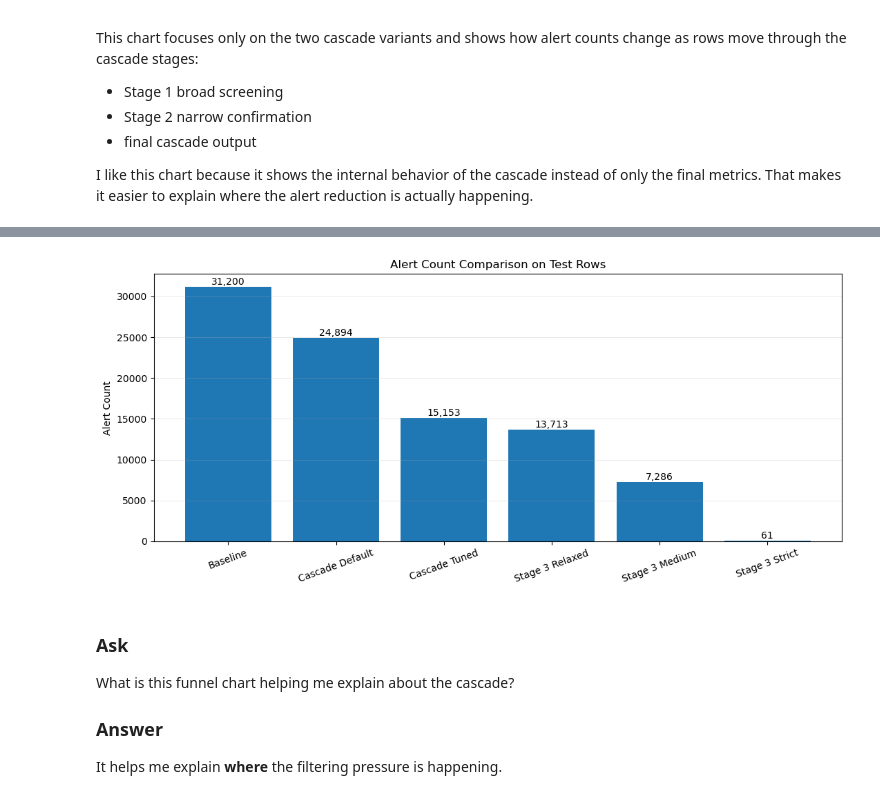
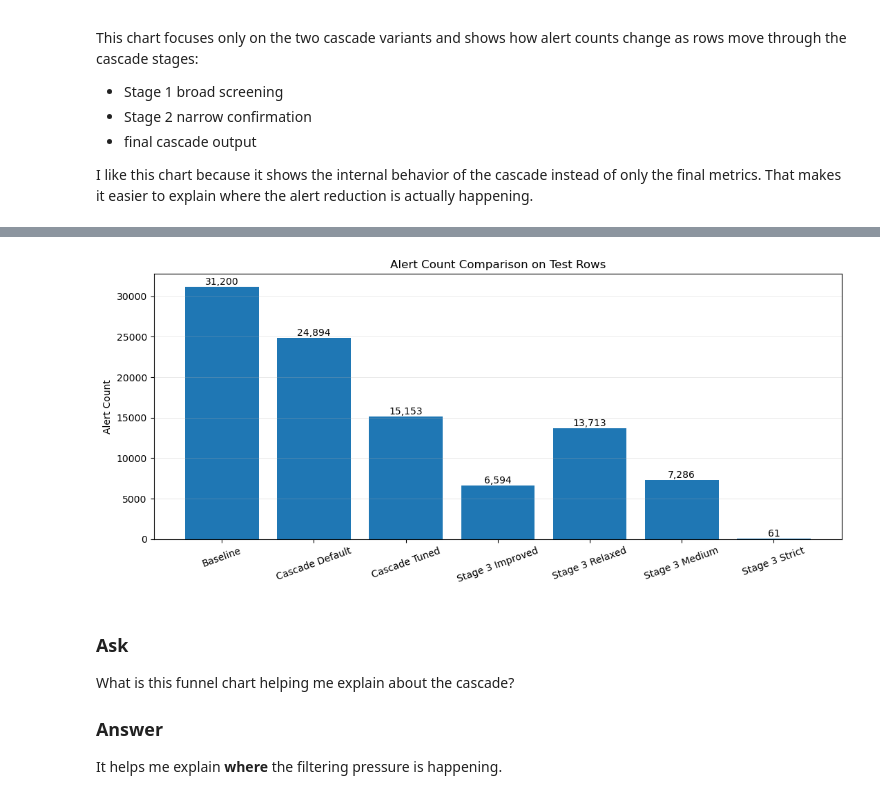
Before and after one commit to DCook-WGU/dcook-wgu-capstone-unified-predictive-maintenance-pipeline, a Jupyter notebook: notebooks/experiments/EDA_Notebook_Pump_Gold_04_Comparision.ipynb, the cells around one changed output, grey strips where cells are left out. Saved outputs shown, nothing was run; the diff lists cells and outputs as text; code cells hidden in the pictures.

```diff
--- a/notebooks/experiments/EDA_Notebook_Pump_Gold_04_Comparision.ipynb
+++ b/notebooks/experiments/EDA_Notebook_Pump_Gold_04_Comparision.ipynb
@@ -980,6 +980,10 @@ This gives me a cleaner summary object that I can both save and use for later ex
 baseline_alert_count_test_rows = int(baseline_summary["alert_count_test_rows"])
 cascade_default_alert_count_test_rows = int(cascade_defaults_summary["final_cascade_alert_count_test_rows"])
 cascade_tuned_alert_count_test_rows = int(cascade_tuned_summary["final_cascade_alert_count_test_rows"])
+
+stage3_improved_alert_count_test_rows = int(
+    cascade_stage3_improved_summary["final_cascade_alert_count_test_rows"]
+)
 
 stage3_relaxed_alert_count_test_rows = int(cascade_stage3_improved_summary["stage3_relaxed_alert_count_test_rows"])
 stage3_medium_alert_count_test_rows = int(cascade_stage3_improved_summary["stage3_medium_alert_count_test_rows"])
@@ -990,6 +994,7 @@ comparison_summary = {
     "baseline_alert_count_test_rows": baseline_alert_count_test_rows,
     "cascade_default_alert_count_test_rows": cascade_default_alert_count_test_rows,
     "cascade_tuned_alert_count_test_rows": cascade_tuned_alert_count_test_rows,
+    "stage3_improved_alert_count_test_rows": stage3_improved_alert_count_test_rows,
     "stage3_relaxed_alert_count_test_rows": stage3_relaxed_alert_count_test_rows,
     "stage3_medium_alert_count_test_rows": stage3_medium_alert_count_test_rows,
     "stage3_strict_alert_count_test_rows": stage3_strict_alert_count_test_rows,
@@ -1002,6 +1007,11 @@ comparison_summary = {
     "baseline_vs_tuned_alert_reduction_count": int(baseline_alert_count_test_rows - cascade_tuned_alert_count_test_rows),
     "baseline_vs_tuned_alert_reduction_ratio": float(
         (baseline_alert_count_test_rows - cascade_tuned_alert_count_test_rows) / max(baseline_alert_count_test_rows, 1)
+    ),
+
+    "baseline_vs_stage3_improved_alert_reduction_count": int(baseline_alert_count_test_rows - stage3_improved_alert_count_test_rows),
+    "baseline_vs_stage3_improved_alert_reduction_ratio": float(
+        (baseline_alert_count_test_rows - stage3_improved_alert_count_test_rows) / max(baseline_alert_count_test_rows, 1)
     ),
 
     "baseline_vs_stage3_relaxed_alert_reduction_count": int(baseline_alert_count_test_rows - stage3_relaxed_alert_count_test_rows),
@@ -1020,6 +1030,7 @@ comparison_summary = {
     ),
 
     "default_vs_tuned_alert_change_count": int(cascade_default_alert_count_test_rows - cascade_tuned_alert_count_test_rows),
+    "tuned_vs_stage3_improved_alert_change_count": int(cascade_tuned_alert_count_test_rows - stage3_improved_alert_count_test_rows),
     "tuned_vs_stage3_relaxed_alert_change_count": int(cascade_tuned_alert_count_test_rows - stage3_relaxed_alert_count_test_rows),
     "tuned_vs_stage3_medium_alert_change_count": int(cascade_tuned_alert_count_test_rows - stage3_medium_alert_count_test_rows),
     "tuned_vs_stage3_strict_alert_change_count": int(cascade_tuned_alert_count_test_rows - stage3_strict_alert_count_test_rows),
@@ -1035,6 +1046,10 @@ comparison_summary = {
     "cascade_tuned_precision": cascade_tuned_metrics.get("precision"),
     "cascade_tuned_recall": cascade_tuned_metrics.get("recall"),
     "cascade_tuned_f1": cascade_tuned_metrics.get("f1"),
+
+    "stage3_improved_precision": cascade_stage3_improved_metrics.get("precision"),
+    "stage3_improved_recall": cascade_stage3_improved_metrics.get("recall"),
+    "stage3_improved_f1": cascade_stage3_improved_metrics.get("f1"),
 
     "stage3_relaxed_precision": cascade_stage3_improved_metrics.get("stage3_relaxed_precision"),
     "stage3_relaxed_recall": cascade_stage3_improved_metrics.get("stage3_relaxed_recall"),
@@ -1672,7 +1709,7 @@ counts = [
     model_comparison_summary["baseline_alert_count_test_rows"],
     model_comparison_summary["cascade_default_alert_count_test_rows"],
     model_comparison_summary["cascade_tuned_alert_count_test_rows"],
-    int(cascade_stage3_improved_summary["final_cascade_alert_count_test_rows"]),
+    model_comparison_summary["stage3_improved_alert_count_test_rows"],
     model_comparison_summary["stage3_relaxed_alert_count_test_rows"],
     model_comparison_summary["stage3_medium_alert_count_test_rows"],
     model_comparison_summary["stage3_strict_alert_count_test_rows"],
@@ -1705,4 +1742,4 @@ plt.show()
-[figure, old version]
+[figure, new version]
 # %% [markdown]
 ### Ask
 
```
Also changed, not shown: parts of 12 cells of this notebook, 53 other files.
